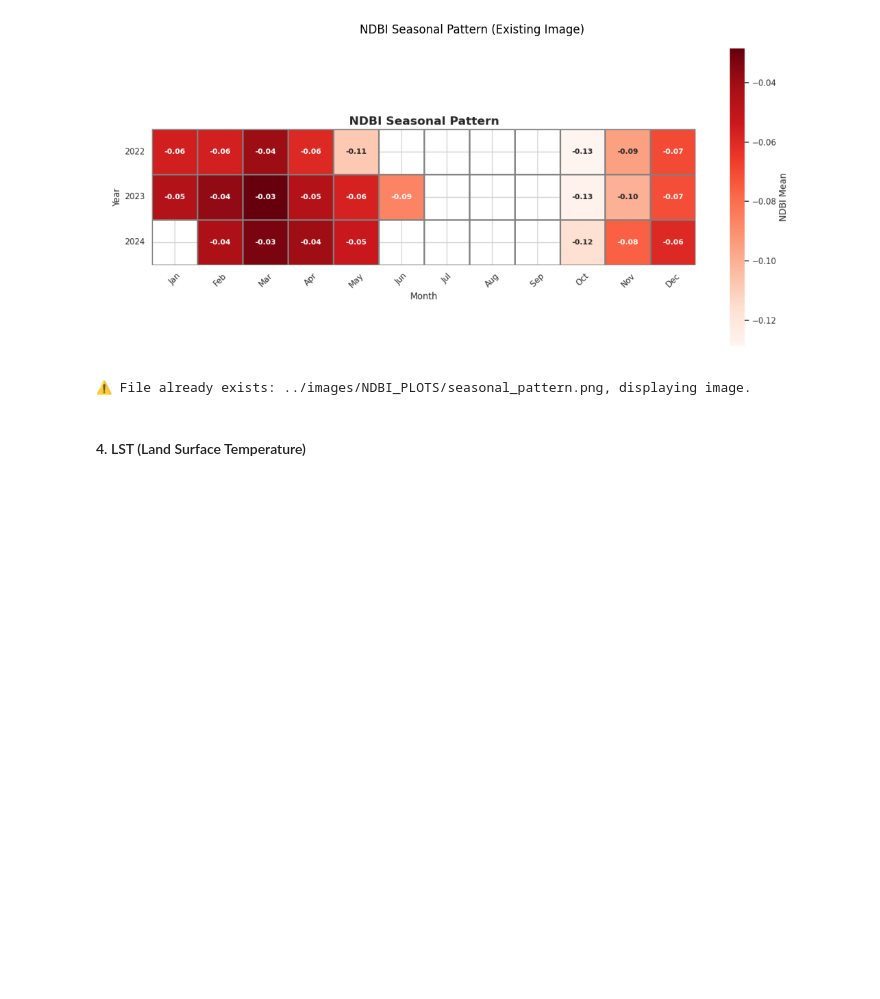
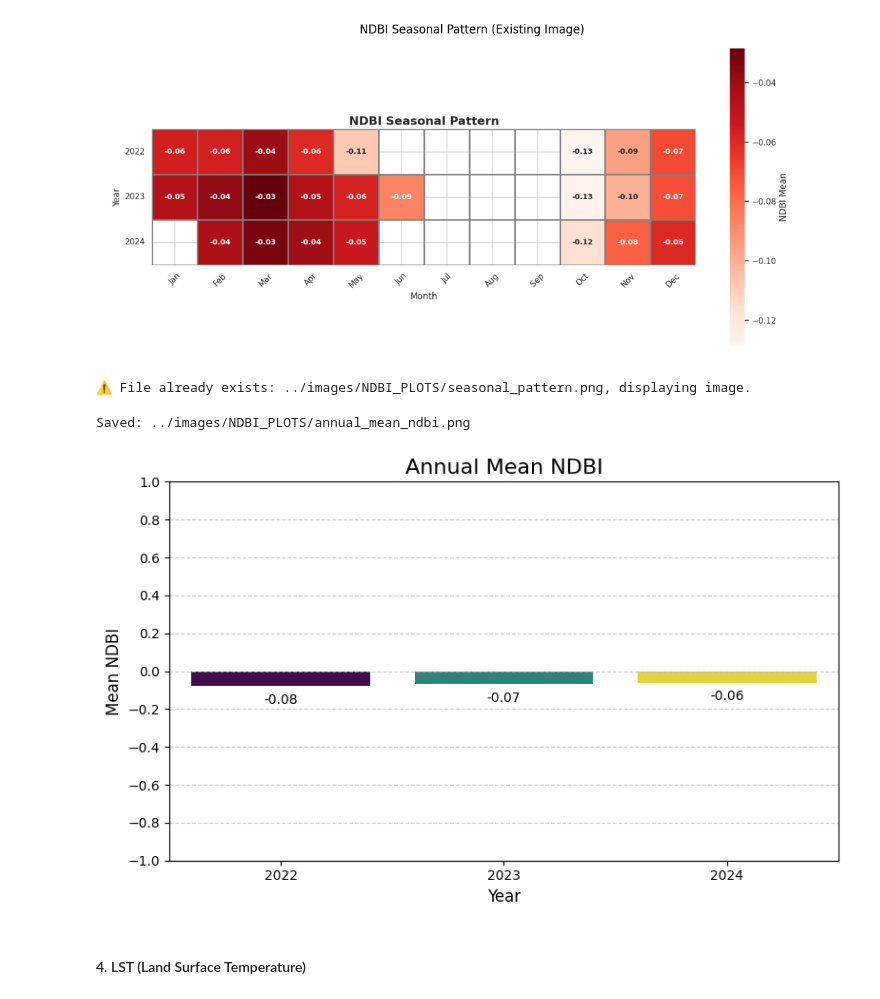
Before and after one commit to SiddhuShkya/Mach24-Orbital-Project, a Jupyter notebook: notebooks/Data-Visualization.ipynb, the cells around one changed output. Saved outputs shown, nothing was run; the diff lists cells and outputs as text; code cells hidden in the pictures; blank space fills up the shorter version.

```diff
--- a/notebooks/Data-Visualization.ipynb
+++ b/notebooks/Data-Visualization.ipynb
@@ -455,6 +560,7 @@ NDBI_IMAGE_PARENT="../images/NDBI_PLOTS"
 MEAN_OVER_TIME=os.path.join(NDBI_IMAGE_PARENT, "mot.png")
 MULTI_YEAR_PLOT = os.path.join(NDBI_IMAGE_PARENT, "ndbi_over_years.png")
 SEASONAL_PATTERN_FILE = os.path.join(NDBI_IMAGE_PARENT, "seasonal_pattern.png")
+ANNUAL_MEAN_NDBI = os.path.join(NDBI_IMAGE_PARENT, "annual_mean_ndbi.png")
 # %%
 # IF-ELSE: check if image exists
 if os.path.exists(MEAN_OVER_TIME):
@@ -650,6 +756,61 @@ else:
 # %% [output]
 [figure]
 ⚠️ File already exists: ../images/NDBI_PLOTS/seasonal_pattern.png, displaying image.
+# %%
+# Save only if image doesn't exist
+if not os.path.exists(ANNUAL_MEAN_NDBI):
+    # Convert 'date' to datetime and ensure 'year' is ready
+    df["date"] = pd.to_datetime(df["date"])
+    df["year"] = df["date"].dt.year
+
+    # 1. Calculate Annual Mean NDBI
+    annual_mean_ndbi = df.groupby("year")["NDBI_mean"].mean().reset_index()
+
+    # 2. Generate Warning-Free Bar Chart of Annual Mean NDBI
+    plt.figure(figsize=(8, 5))
+    sns.barplot(
+        x="year",
+        y="NDBI_mean",
+        data=annual_mean_ndbi,
+        hue="year",
+        palette="viridis",
+        legend=False,
+    )
+
+    # Add the mean value on top or below each bar based on sign
+    for index, row in annual_mean_ndbi.iterrows():
+        y_val = row.NDBI_mean
+        offset = 0.02 if y_val >= 0 else -0.04  # offset placement
+        plt.text(
+            row.name,
+            y_val + offset,
+            f"{y_val:.2f}",
+            color="black",
+            ha="center",
+            va="bottom" if y_val >= 0 else "top",
+            fontsize=10,
+        )
+
+    plt.title("Annual Mean NDBI", fontsize=16)
+    plt.xlabel("Year", fontsize=12)
+    plt.ylabel("Mean NDBI", fontsize=12)
+    plt.grid(axis="y", linestyle="--", alpha=0.7)
+    plt.ylim(-1, 1)
+    plt.yticks([i / 10 for i in range(-10, 11, 2)])  # -1.0 to 1.0
+    plt.tight_layout()
+    plt.savefig(ANNUAL_MEAN_NDBI)
+    print(f"Saved: {ANNUAL_MEAN_NDBI}")
+else:
+    img = imread(ANNUAL_MEAN_NDBI)
+    plt.figure(figsize=(14, 6))
+    plt.imshow(img)
+    plt.axis("off")
+    print(f"⚠️ File already exists: {ANNUAL_MEAN_NDBI}, displaying image.")
+
+plt.show()
+# %% [output]
+Saved: ../images/NDBI_PLOTS/annual_mean_ndbi.png
+[figure, added]
 # %% [markdown]
 #### 4. LST (Land Surface Temperature)
 # %%
```
Also changed, not shown: parts of 10 cells of this notebook, 6 other files.
